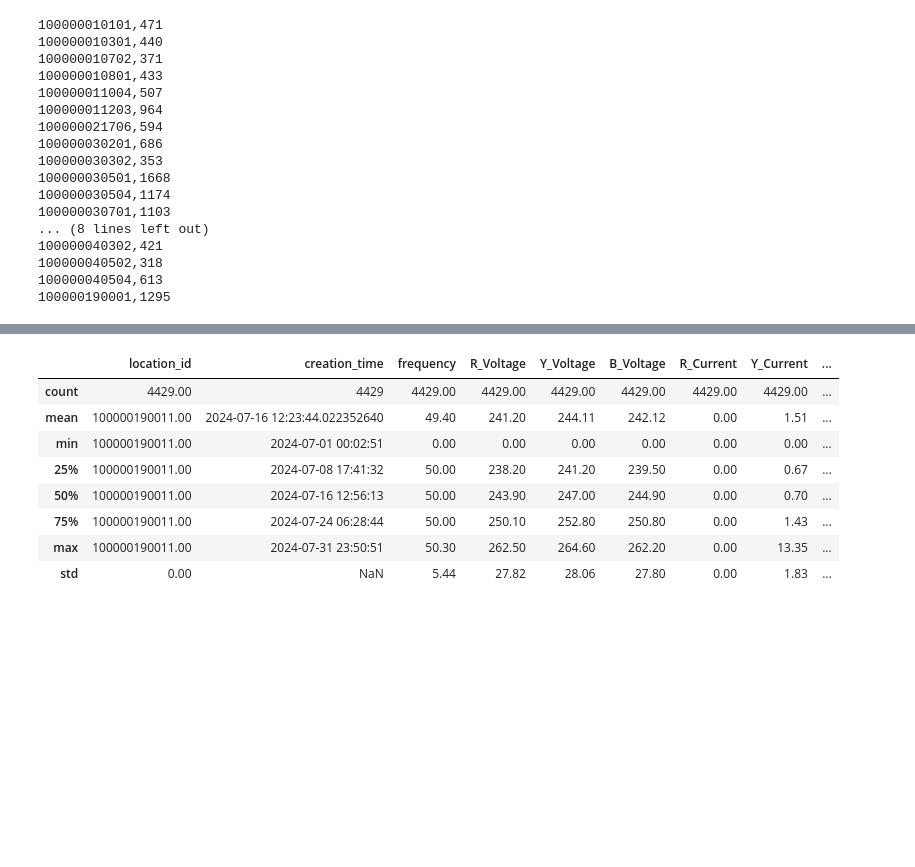
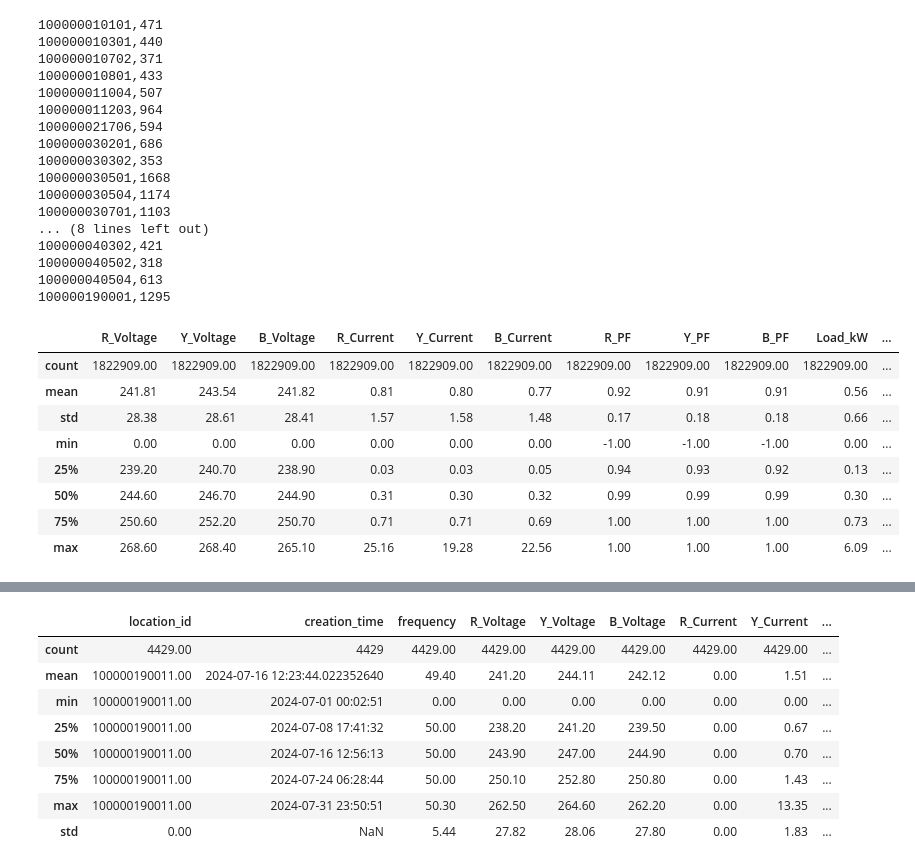
Before and after one commit to Harshvardhan1407/TensorFlow, a Jupyter notebook: load_prediction.ipynb, the cells around one changed output, grey strips where cells are left out. Cells and saved outputs as stored; diff of their text form; code cells hidden in the pictures; blank space fills up the shorter version.

Commit message:
load category

```diff
--- a/load_prediction.ipynb
+++ b/load_prediction.ipynb
@@ -169,6 +187,7 @@ data.describe()
 df = data.copy()
 for id , dt1 in df[df['Load_kW']>3].groupby('location_id'):
     if len(dt1)>threshold:
+        data.loc[data['location_id']==id,'consumption_level']=1
         print(f"{id},{len(dt1)}")
         # data[data['location_id']==id]['Load_kW'].plot()
         # plt.title((id))
@@ -191,3 +210,17 @@ for id , dt1 in df[df['Load_kW']>3].groupby('location_id'):
 100000040502,318
 100000040504,613
 100000190001,1295
+# %%
+df3 = data[data['consumption_level']==0]#['location_id'].nunique()
+# df3.describe()[:,3:]
+df3.iloc[:, 3:14].describe()
+# %% [output]
+|  | R_Voltage | Y_Voltage | B_Voltage | R_Current | Y_Current | B_Current | R_PF | Y_PF | B_PF | Load_kW | ... |
+| count | 1822909.00 | 1822909.00 | 1822909.00 | 1822909.00 | 1822909.00 | 1822909.00 | 1822909.00 | 1822909.00 | 1822909.00 | 1822909.00 | ... |
+| mean | 241.81 | 243.54 | 241.82 | 0.81 | 0.80 | 0.77 | 0.92 | 0.91 | 0.91 | 0.56 | ... |
+| std | 28.38 | 28.61 | 28.41 | 1.57 | 1.58 | 1.48 | 0.17 | 0.18 | 0.18 | 0.66 | ... |
+| min | 0.00 | 0.00 | 0.00 | 0.00 | 0.00 | 0.00 | -1.00 | -1.00 | -1.00 | 0.00 | ... |
+| 25% | 239.20 | 240.70 | 238.90 | 0.03 | 0.03 | 0.05 | 0.94 | 0.93 | 0.92 | 0.13 | ... |
+| 50% | 244.60 | 246.70 | 244.90 | 0.31 | 0.30 | 0.32 | 0.99 | 0.99 | 0.99 | 0.30 | ... |
+| 75% | 250.60 | 252.20 | 250.70 | 0.71 | 0.71 | 0.69 | 1.00 | 1.00 | 1.00 | 0.73 | ... |
+| max | 268.60 | 268.40 | 265.10 | 25.16 | 19.28 | 22.56 | 1.00 | 1.00 | 1.00 | 6.09 | ... |
```
Also changed, not shown: parts of 8 cells of this notebook.
